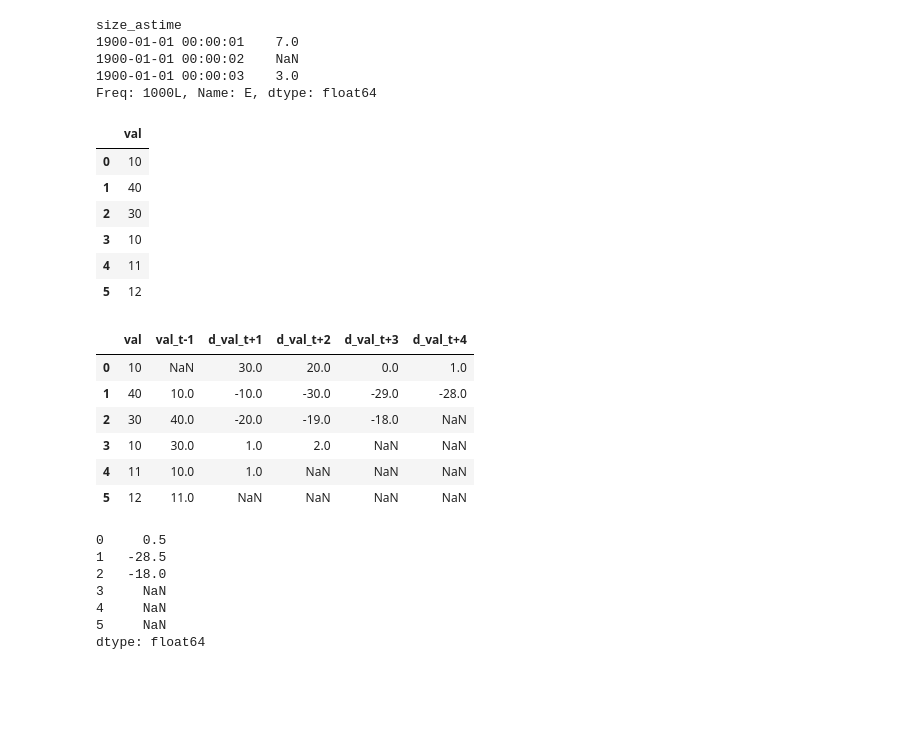
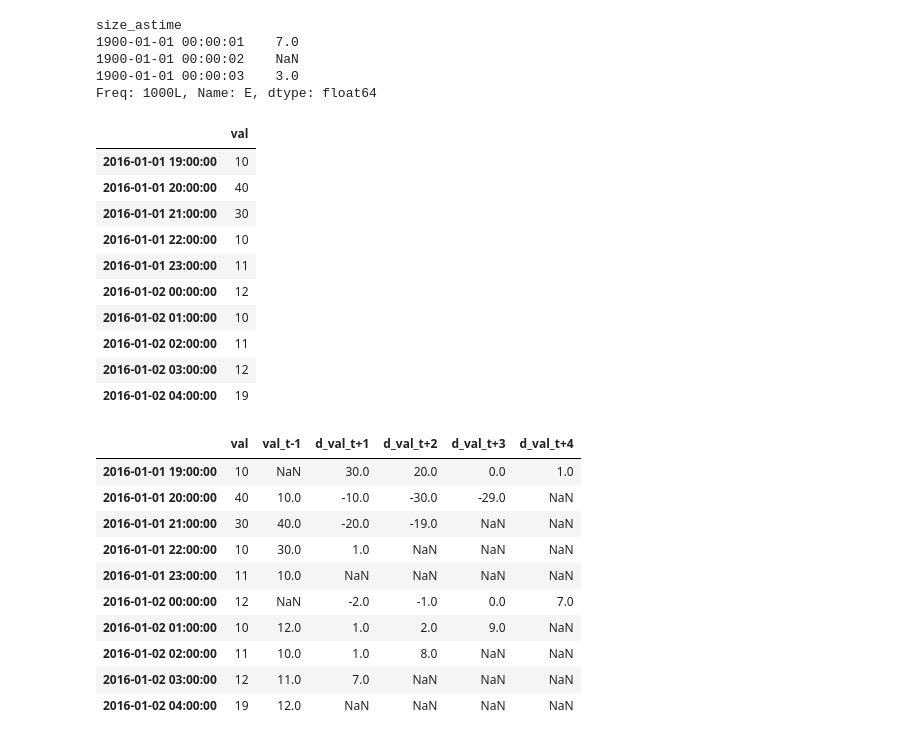
Before and after one commit to sidazhou/ipython_notes, a Jupyter notebook: testing.ipynb, the cells around one changed output. Drawn from its saved outputs; the diff is of its cells as text; code cells hidden in the pictures; blank space fills up the shorter version.

```diff
--- a/testing.ipynb
+++ b/testing.ipynb
@@ -56,38 +56,42 @@ size_astime
 Freq: 1000L, Name: E, dtype: float64
 # %%
 # flattening history for autoregression
-df = pd.DataFrame({'val': [10,40,30,10,11,12]})
+df = pd.DataFrame({'val': [10,40,30,10,11,12,10,11,12,19]}, index=pd.date_range('2016-01-01 19:00:00', periods=10, freq='H' ) )
 display(df)
-for i in range(1,2):
-    df['val_t-' + str(i)] = df['val'].shift(i)
+def myf(df):
+    for i in range(1,2):
+        df['val_t-' + str(i)] = df['val'].shift(i)
 
-for i in range(1,5):
-    df['d_val_t+' + str(i)] = df['val'].shift(-i) - df['val']
+    for i in range(1,5):
+        df['d_val_t+' + str(i)] = df['val'].shift(-i) - df['val']
 
-display(df)
-df[['d_val_t+3','d_val_t+4']].mean(axis=1)
+    df[['d_val_t+3','d_val_t+4']].mean(axis=1)
+    return df
+
+df.groupby(pd.TimeGrouper('D')).apply(myf)
 # %% [output]
 |  | val |
-| 0 | 10 |
-| 1 | 40 |
-| 2 | 30 |
-| 3 | 10 |
-| 4 | 11 |
-| 5 | 12 |
+| 2016-01-01 19:00:00 | 10 |
+| 2016-01-01 20:00:00 | 40 |
+| 2016-01-01 21:00:00 | 30 |
+| 2016-01-01 22:00:00 | 10 |
+| 2016-01-01 23:00:00 | 11 |
+| 2016-01-02 00:00:00 | 12 |
+| 2016-01-02 01:00:00 | 10 |
+| 2016-01-02 02:00:00 | 11 |
+| 2016-01-02 03:00:00 | 12 |
+| 2016-01-02 04:00:00 | 19 |
 |  | val | val_t-1 | d_val_t+1 | d_val_t+2 | d_val_t+3 | d_val_t+4 |
-| 0 | 10 | NaN | 30.0 | 20.0 | 0.0 | 1.0 |
-| 1 | 40 | 10.0 | -10.0 | -30.0 | -29.0 | -28.0 |
-| 2 | 30 | 40.0 | -20.0 | -19.0 | -18.0 | NaN |
-| 3 | 10 | 30.0 | 1.0 | 2.0 | NaN | NaN |
-| 4 | 11 | 10.0 | 1.0 | NaN | NaN | NaN |
-| 5 | 12 | 11.0 | NaN | NaN | NaN | NaN |
+| 2016-01-01 19:00:00 | 10 | NaN | 30.0 | 20.0 | 0.0 | 1.0 |
+| 2016-01-01 20:00:00 | 40 | 10.0 | -10.0 | -30.0 | -29.0 | NaN |
+| 2016-01-01 21:00:00 | 30 | 40.0 | -20.0 | -19.0 | NaN | NaN |
+| 2016-01-01 22:00:00 | 10 | 30.0 | 1.0 | NaN | NaN | NaN |
+| 2016-01-01 23:00:00 | 11 | 10.0 | NaN | NaN | NaN | NaN |
+| 2016-01-02 00:00:00 | 12 | NaN | -2.0 | -1.0 | 0.0 | 7.0 |
+| 2016-01-02 01:00:00 | 10 | 12.0 | 1.0 | 2.0 | 9.0 | NaN |
+| 2016-01-02 02:00:00 | 11 | 10.0 | 1.0 | 8.0 | NaN | NaN |
+| 2016-01-02 03:00:00 | 12 | 11.0 | 7.0 | NaN | NaN | NaN |
+| 2016-01-02 04:00:00 | 19 | 12.0 | NaN | NaN | NaN | NaN |
-0     0.5
-1   -28.5
-2   -18.0
-3     NaN
-4     NaN
-5     NaN
-dtype: float64
 # %%
 X_train = [[1,2,2],[3,4,4]]
 y_train = [100,200]
```
